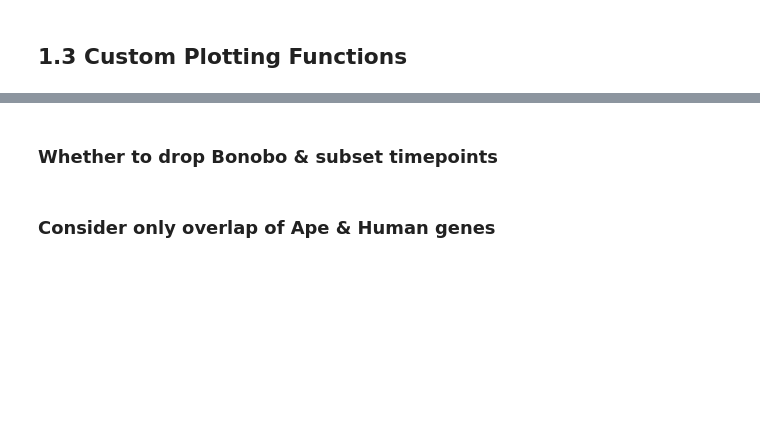
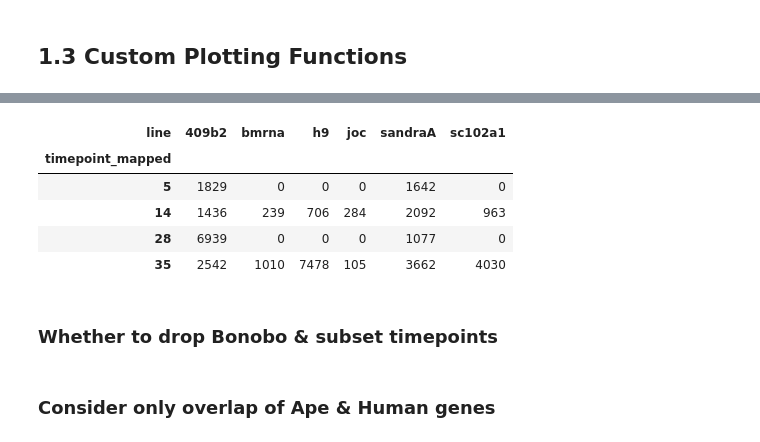
Before and after one commit to vessemer/INeurons, a Jupyter notebook: IPython/EDA.ipynb, the cells around one changed output, grey strips where cells are left out. Drawn from its saved outputs; the diff is of its cells as text; code cells hidden in the pictures; blank space fills up the shorter version.

```diff
--- a/IPython/EDA.ipynb
+++ b/IPython/EDA.ipynb
@@ -86,3 +88,14 @@ adata.obs.head()
+# %%
+tab = pd.crosstab(
+    adata.obs['timepoint_mapped'], adata.obs['line'])
+tab
+# %% [output]
+| line | 409b2 | bmrna | h9 | joc | sandraA | sc102a1 |
+| timepoint_mapped |  |  |  |  |  |  |
+| 5 | 1829 | 0 | 0 | 0 | 1642 | 0 |
+| 14 | 1436 | 239 | 706 | 284 | 2092 | 963 |
+| 28 | 6939 | 0 | 0 | 0 | 1077 | 0 |
+| 35 | 2542 | 1010 | 7478 | 105 | 3662 | 4030 |
 # %%
 if config.PROTO.DATASETS.EMATB and config.PROTO.DATASETS.MENDELEY:
     atmp = adata[adata.obs.dataset == 'EMATB']
```
Also changed, not shown: parts of 25 cells of this notebook, 5 other files.
